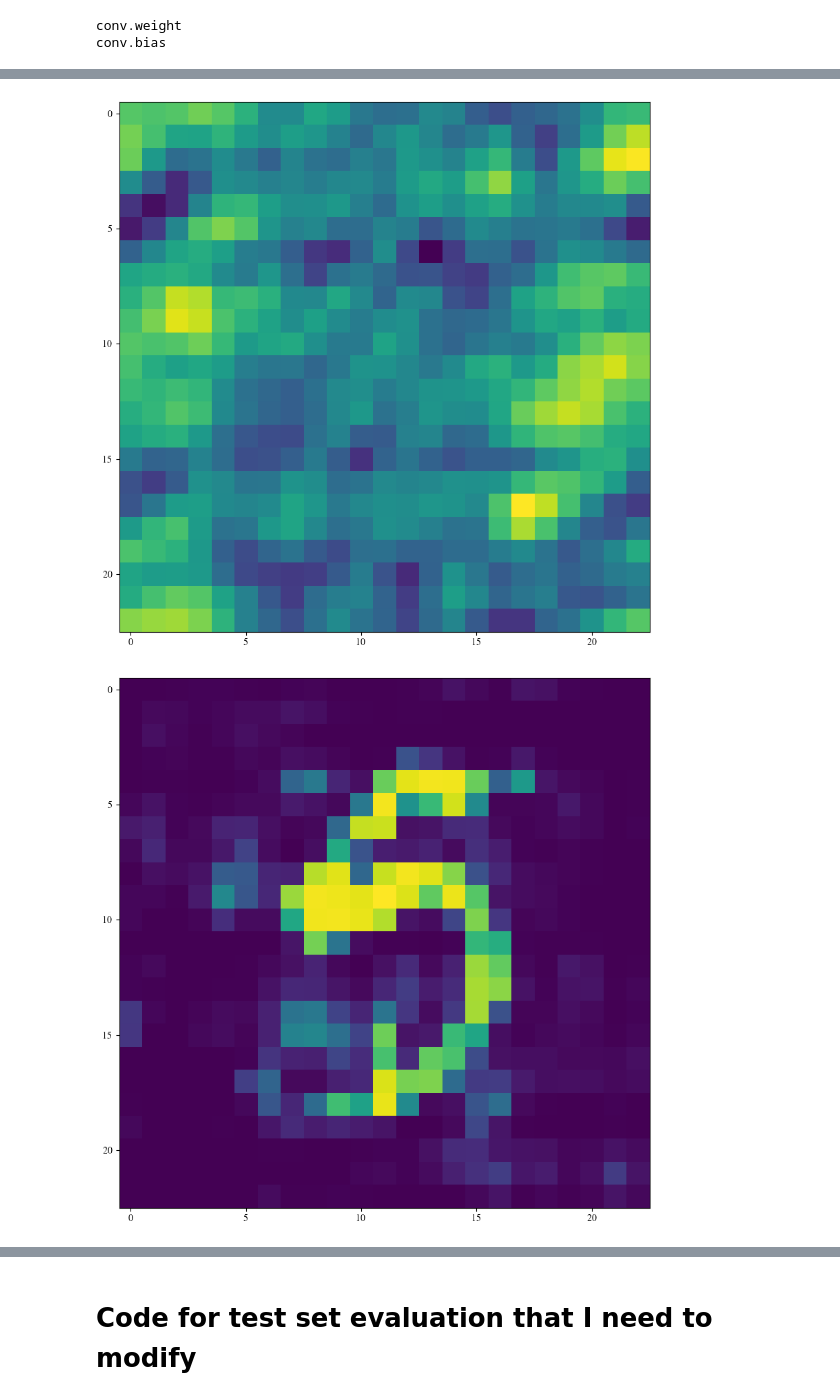
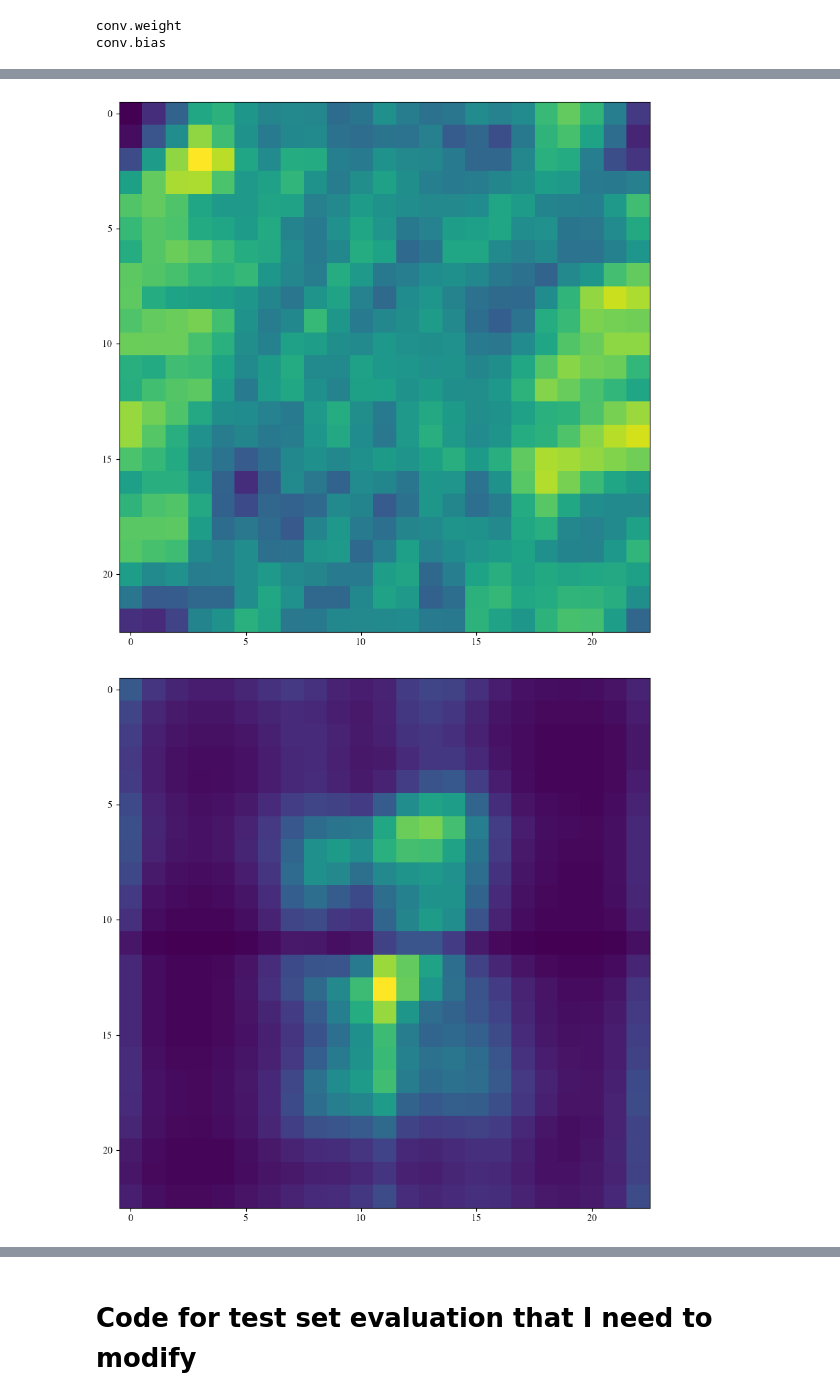
Before and after one commit to jornelasmunoz/UCM_Undergraduate_Research, a Jupyter notebook: jornelasmunoz/notebooks/CNN_Reconstruction.ipynb, the cells around one changed output, grey strips where cells are left out. Drawn from its saved outputs; the diff is of its cells as text; code cells hidden in the pictures.

```diff
--- a/jornelasmunoz/notebooks/CNN_Reconstruction.ipynb
+++ b/jornelasmunoz/notebooks/CNN_Reconstruction.ipynb
@@ -356,9 +386,9 @@ plt.show()
 # %%
 # Plot progression of model throughout the epochs
-idx = 150
+idx = 1
 plt.imshow(torch.reshape(outputs[idx]['img'][10], (model.img_size, model.img_size))); plt.show()
 plt.imshow(torch.reshape(outputs[idx]['out'].detach()[10], (model.img_size, model.img_size))); plt.show()
 plt.imshow(torch.reshape(outputs[idx]['targets'][10], (model.img_size, model.img_size))); plt.show()
 # %% [output]
-[figure, old version]
+[figure, new version]
-[figure, old version]
+[figure, new version]
```
Also changed, not shown: parts of 15 cells of this notebook, 7 other files.
